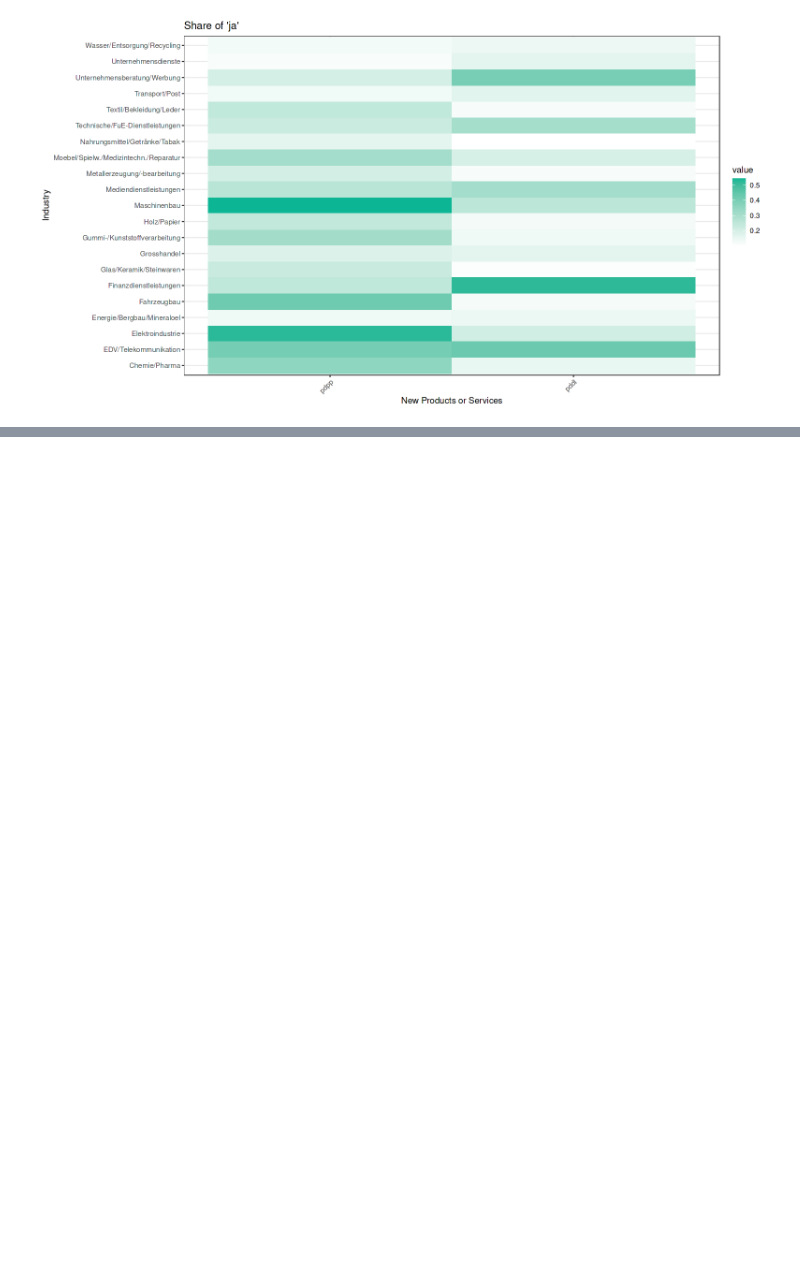
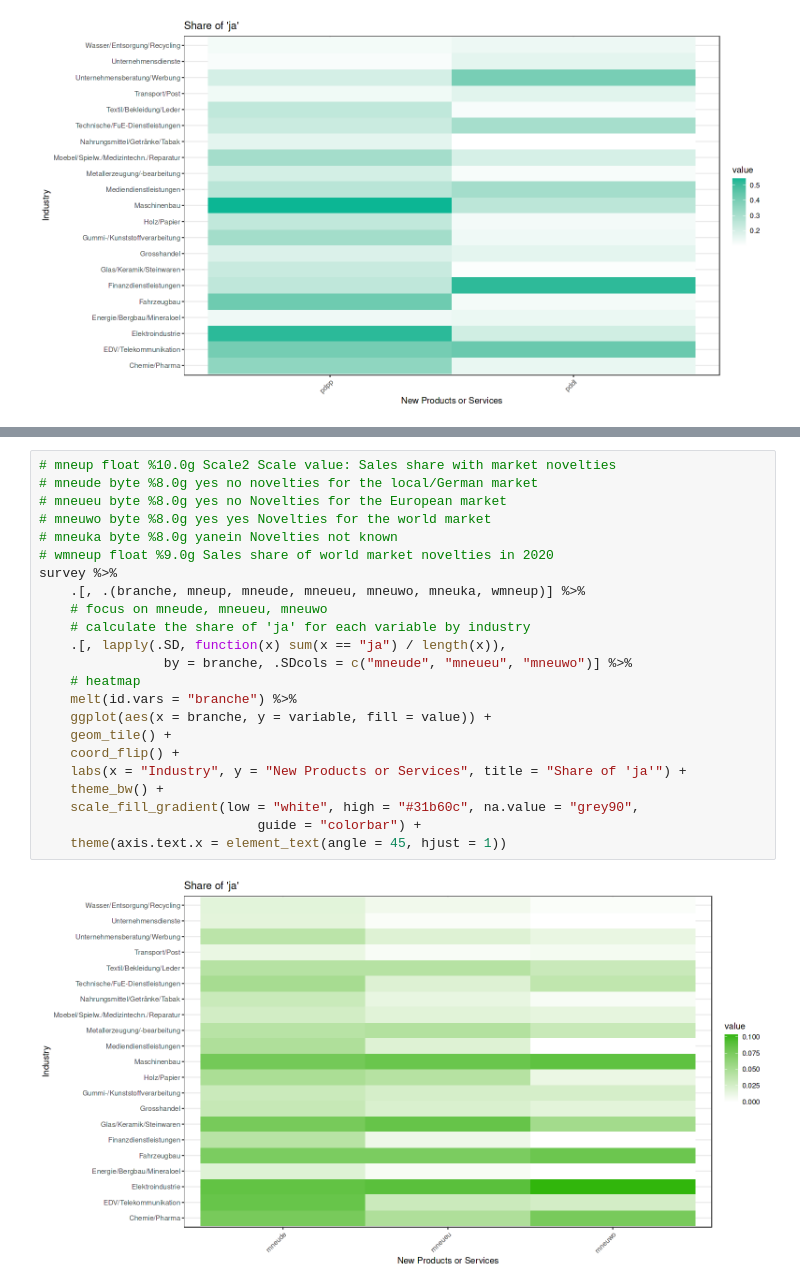
Before and after one commit to oceanumeric/data-science-go-small, a Jupyter notebook: Recap_03/recap_03.ipynb, the cells around one changed output, grey strips where cells are left out. Cells and saved outputs as stored; diff of their text form; blank space fills up the shorter version.

```diff
--- a/Recap_03/recap_03.ipynb
+++ b/Recap_03/recap_03.ipynb
@@ -738,0 +790,25 @@ We can see that only half of the firms have product/service innovation. This is
+# %%
+# mneup float %10.0g Scale2 Scale value: Sales share with market novelties
+# mneude byte %8.0g yes no novelties for the local/German market
+# mneueu byte %8.0g yes no Novelties for the European market
+# mneuwo byte %8.0g yes yes Novelties for the world market
+# mneuka byte %8.0g yanein Novelties not known
+# wmneup float %9.0g Sales share of world market novelties in 2020
+survey %>%
+    .[, .(branche, mneup, mneude, mneueu, mneuwo, mneuka, wmneup)] %>%
+    # focus on mneude, mneueu, mneuwo
+    # calculate the share of 'ja' for each variable by industry
+    .[, lapply(.SD, function(x) sum(x == "ja") / length(x)),
+                by = branche, .SDcols = c("mneude", "mneueu", "mneuwo")] %>%
+    # heatmap
+    melt(id.vars = "branche") %>%
+    ggplot(aes(x = branche, y = variable, fill = value)) +
+    geom_tile() +
+    coord_flip() +
+    labs(x = "Industry", y = "New Products or Services", title = "Share of 'ja'") +
+    theme_bw() +
+    scale_fill_gradient(low = "white", high = "#31b60c", na.value = "grey90",
+                            guide = "colorbar") +
+    theme(axis.text.x = element_text(angle = 45, hjust = 1))
+# %% [output]
+[figure, added]
```
Also changed, not shown: parts of 13 cells of this notebook, 1 other file.
